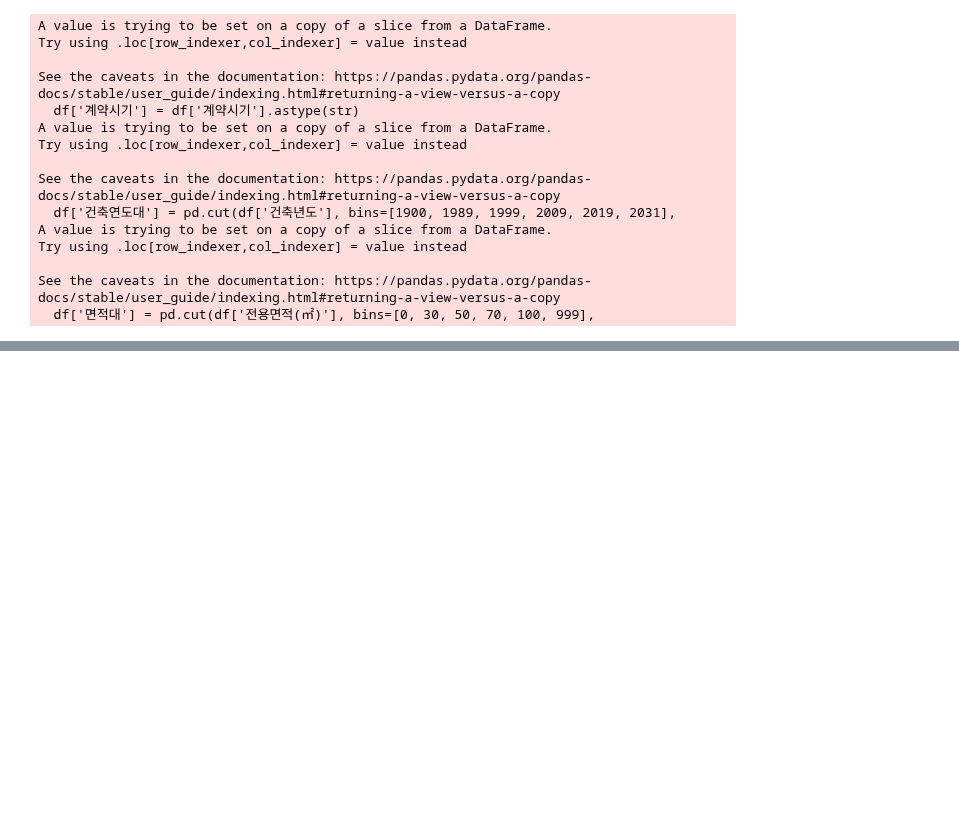
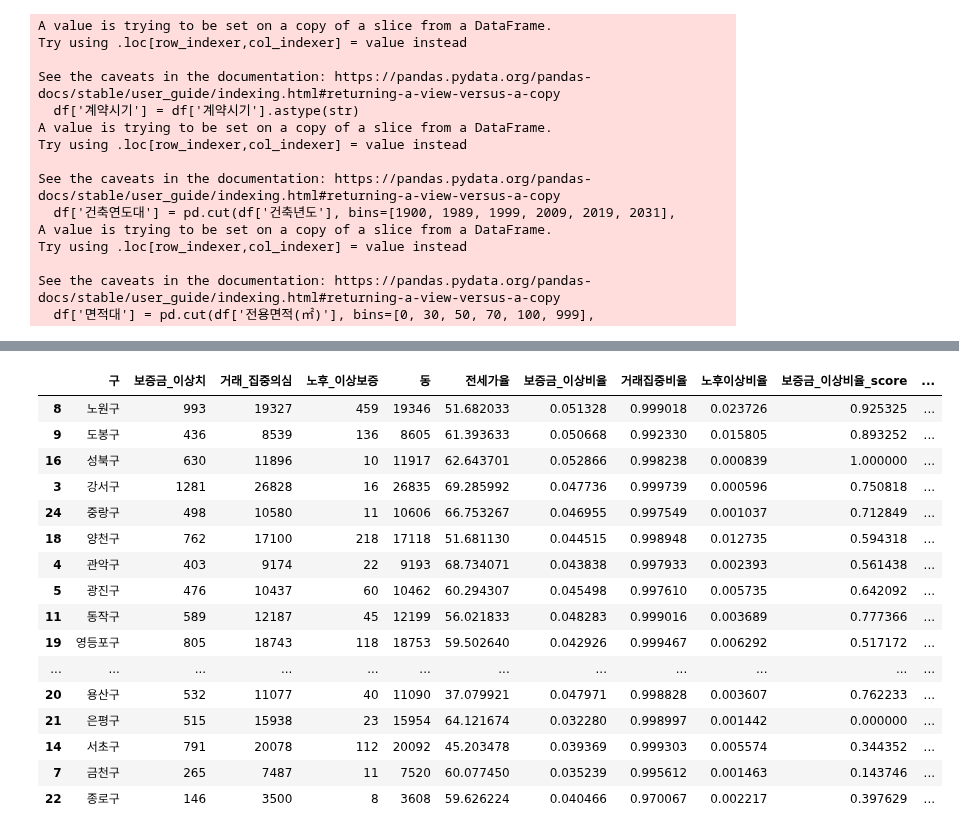
Before and after one commit to skqkrl/SDC_project, a Jupyter notebook: yena3.ipynb, the cells around one changed output, grey strips where cells are left out. Drawn from its saved outputs; the diff is of its cells as text; code cells hidden in the pictures; blank space fills up the shorter version.

```diff
--- a/yena3.ipynb
+++ b/yena3.ipynb
@@ -229,0 +203,41 @@ See the caveats in the documentation: https://pandas.pydata.org/pandas-docs/stab
+# %%
+df['도로명_연월'] = df['구'] + '_' + df['계약시기']
+주소_빈도 = df['도로명_연월'].value_counts().reset_index()
+주소_빈도.columns = ['도로명_연월', '주소_해당월_거래수']
+
+# 병합
+df = df.merge(주소_빈도, on='도로명_연월', how='left')
+df['거래_집중의심'] = df['주소_해당월_거래수'] >= 3
+# %%
+df['노후건물'] = df['건축년도'] < 1990
+df['노후_이상보증'] = df['노후건물'] & df['보증금_이상치']
+# %%
+# 1. 기본 지표 집계
+구별_지표 = df.groupby('구').agg({
+    '보증금_이상치': 'sum',
+    '거래_집중의심': 'sum',
+    '노후_이상보증': 'sum',
+    '동': 'count',  # 총 거래 수
+    '전세가율': 'mean'  # 전세가율은 평균으로 사용
+}).reset_index()
+
+# 2. 비율 계산
+구별_지표['보증금_이상비율'] = 구별_지표['보증금_이상치'] / 구별_지표['동']
+구별_지표['거래집중비율'] = 구별_지표['거래_집중의심'] / 구별_지표['동']
+구별_지표['노후이상비율'] = 구별_지표['노후_이상보증'] / 구별_지표['동']
+# %%
+# 각 비율 및 전세가율을 정규화 (Z-score 방식 또는 Min-Max 가능)
+from sklearn.preprocessing import MinMaxScaler
+
+scaler = MinMaxScaler()
+score_cols = ['보증금_이상비율', '거래집중비율', '노후이상비율', '전세가율']
+구별_지표[[f'{col}_score' for col in score_cols]] = scaler.fit_transform(구별_지표[score_cols])
+
+# 4. 위험 점수 = 단순 평균 (가중치 주고 싶으면 각자 곱해주기)
+구별_지표['위험스코어'] = 구별_지표[[f'{col}_score' for col in score_cols]].mean(axis=1)
+
+# 5. 정렬
+구별_지표 = 구별_지표.sort_values('위험스코어', ascending=False)
+
+# 위험 상위 구 보기
+상위구 = 구별_지표.sort_values('위험스코어', ascending=False).head(5)
@@ -229,0 +253,20 @@ See the caveats in the documentation: https://pandas.pydata.org/pandas-docs/stab
+# %%
+구별_지표.sort_values(by='위험스코어',ascending=False)
+# %% [output]
+|  | 구 | 보증금_이상치 | 거래_집중의심 | 노후_이상보증 | 동 | 전세가율 | 보증금_이상비율 | 거래집중비율 | 노후이상비율 | 보증금_이상비율_score | ... |
+| 8 | 노원구 | 993 | 19327 | 459 | 19346 | 51.682033 | 0.051328 | 0.999018 | 0.023726 | 0.925325 | ... |
+| 9 | 도봉구 | 436 | 8539 | 136 | 8605 | 61.393633 | 0.050668 | 0.992330 | 0.015805 | 0.893252 | ... |
+| 16 | 성북구 | 630 | 11896 | 10 | 11917 | 62.643701 | 0.052866 | 0.998238 | 0.000839 | 1.000000 | ... |
+| 3 | 강서구 | 1281 | 26828 | 16 | 26835 | 69.285992 | 0.047736 | 0.999739 | 0.000596 | 0.750818 | ... |
+| 24 | 중랑구 | 498 | 10580 | 11 | 10606 | 66.753267 | 0.046955 | 0.997549 | 0.001037 | 0.712849 | ... |
+| 18 | 양천구 | 762 | 17100 | 218 | 17118 | 51.681130 | 0.044515 | 0.998948 | 0.012735 | 0.594318 | ... |
+| 4 | 관악구 | 403 | 9174 | 22 | 9193 | 68.734071 | 0.043838 | 0.997933 | 0.002393 | 0.561438 | ... |
+| 5 | 광진구 | 476 | 10437 | 60 | 10462 | 60.294307 | 0.045498 | 0.997610 | 0.005735 | 0.642092 | ... |
+| 11 | 동작구 | 589 | 12187 | 45 | 12199 | 56.021833 | 0.048283 | 0.999016 | 0.003689 | 0.777366 | ... |
+| 19 | 영등포구 | 805 | 18743 | 118 | 18753 | 59.502640 | 0.042926 | 0.999467 | 0.006292 | 0.517172 | ... |
+| ... | ... | ... | ... | ... | ... | ... | ... | ... | ... | ... | ... |
+| 20 | 용산구 | 532 | 11077 | 40 | 11090 | 37.079921 | 0.047971 | 0.998828 | 0.003607 | 0.762233 | ... |
+| 21 | 은평구 | 515 | 15938 | 23 | 15954 | 64.121674 | 0.032280 | 0.998997 | 0.001442 | 0.000000 | ... |
+| 14 | 서초구 | 791 | 20078 | 112 | 20092 | 45.203478 | 0.039369 | 0.999303 | 0.005574 | 0.344352 | ... |
+| 7 | 금천구 | 265 | 7487 | 11 | 7520 | 60.077450 | 0.035239 | 0.995612 | 0.001463 | 0.143746 | ... |
+| 22 | 종로구 | 146 | 3500 | 8 | 3608 | 59.626224 | 0.040466 | 0.970067 | 0.002217 | 0.397629 | ... |
```
Also changed, not shown: parts of 14 cells of this notebook.
